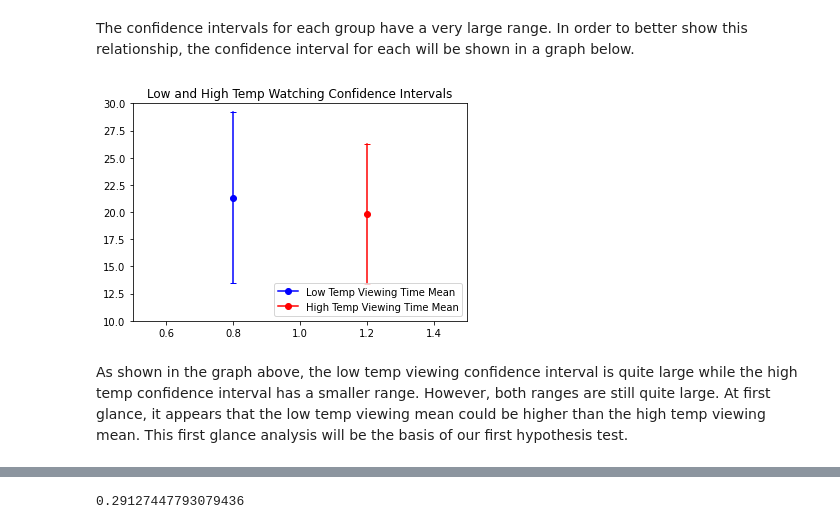
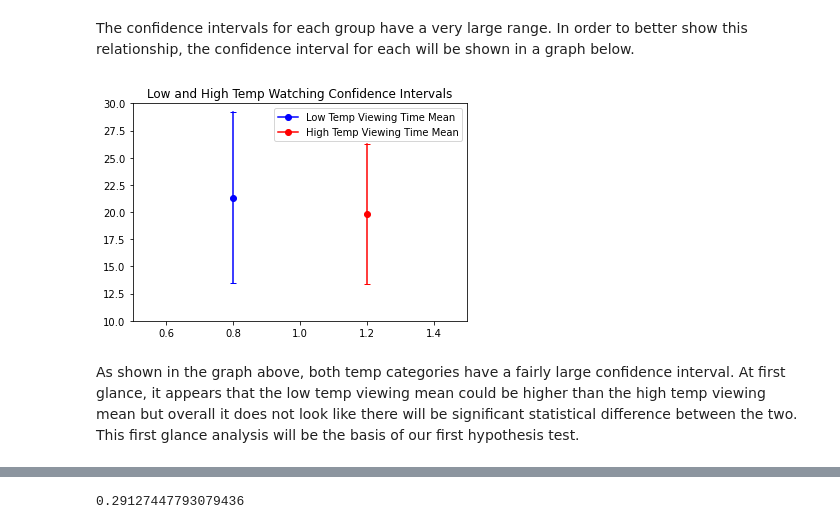
Before and after one commit to ajansma/finalProject, a Jupyter notebook: NetflixProject.ipynb, the cells around one changed output, grey strips where cells are left out. Cells and saved outputs as stored; diff of their text form; code cells hidden in the pictures.

```diff
--- a/NetflixProject.ipynb
+++ b/NetflixProject.ipynb
@@ -71,29 +68,3 @@ url += "&end=2020-10-30"
 
 response = requests.get(url=url, headers=headers)
 json_object = json.loads(response.text)
-# %%
-import pandas as pd
-
-# create the necessary pandas object to hold the data
-data_object = json_object["data"]
-#weather_df = py_utils.load_weather(data_object)
-
-weather_df = pd.DataFrame()
-tavg_ser = pd.Series(dtype=float)
-prec_ser = pd.Series(dtype=float)
-
-# load in the data
-for date_object in data_object:
-    date = date_object["date"]
-    tavg = date_object["tavg"] * (9 / 5) + 32 #convert to F
-    prec = date_object["prcp"]
-    snow = date_object["snow"]
-    daily_prec = float(prec) + float(snow)
-    tavg_ser[date] = tavg
-    prec_ser[date] = daily_prec
-
-# put the data into the dataframe
-weather_df["tavg"] = tavg_ser
-weather_df["prec"] = prec_ser
-weather_df["Date"] = prec_ser.index
-weather_df.set_index("Date", inplace = True)
@@ -99,0 +73,5 @@ weather_df.set_index("Date", inplace = True)
+# %%
+# create the necessary pandas object to hold the data
+data_object = json_object["data"]
+# load in data
+weather_df = py_utils.load_weather(data_object)
@@ -279,24 +250,10 @@ Low temp confidence interval: (13.43171912970418, 29.213442160618406)
 High temp confidence interval: (13.40476254265809, 26.28273745734191)
 # %% [markdown]
 The confidence intervals for each group have a very large range. In order to better show this relationship, the confidence interval for each will be shown in a graph below.
-# %%
-## graph them
-plt.figure()
-plt.title("Low and High Temp Watching Confidence Intervals")
-
-plt.plot([.8, .8], conf_interval_low_temp, marker="_", color="blue")
-plt.plot([.8], [Xbar_low], marker="o", color="blue", label="Low Temp Viewing Time Mean")
-
-plt.plot([1.2, 1.2], conf_interval_high_temp, marker="_", color="red")
-plt.plot([1.2], [Xbar_high], marker="o", color="red", label="High Temp Viewing Time Mean")
-
-#set x and y limits
-plt.ylim([10, 30])
-plt.xlim([0.5, 1.5])
-plt.legend(loc='lower right')
-plt.show()
-# %% [output]
-[figure, removed]
+# %%
+py_utils.confidence_interval_graph(conf_interval_low_temp, Xbar_low, conf_interval_high_temp, Xbar_high)
+# %% [output]
+[figure, added]
 # %% [markdown]
-As shown in the graph above, the low temp viewing confidence interval is quite large while the high temp confidence interval has a smaller range. However, both ranges are still quite large. At first glance, it appears that the low temp viewing mean could be higher than the high temp viewing mean. This first glance analysis will be the basis of our first hypothesis test.
+As shown in the graph above, both temp categories have a fairly large confidence interval. At first glance, it appears that the low temp viewing mean could be higher than the high temp viewing mean but overall it does not look like there will be significant statistical difference between the two. This first glance analysis will be the basis of our first hypothesis test.
 # %% [markdown]
```
Also changed, not shown: parts of 47 cells of this notebook, 1 other file.
